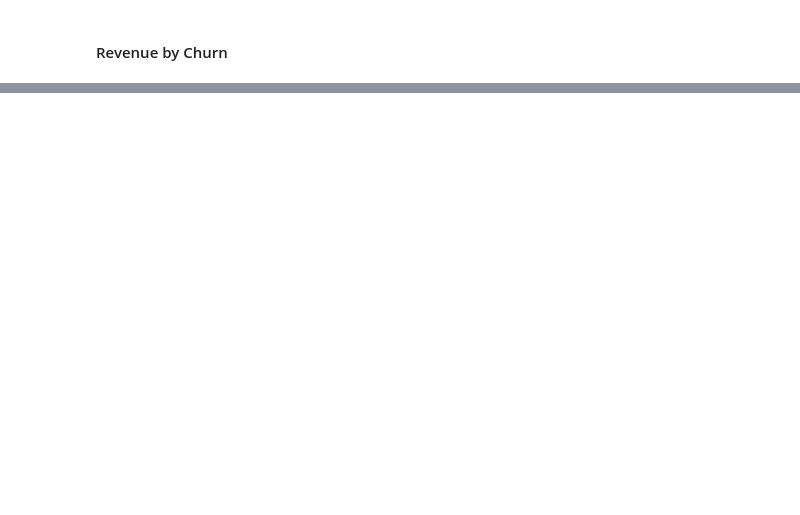
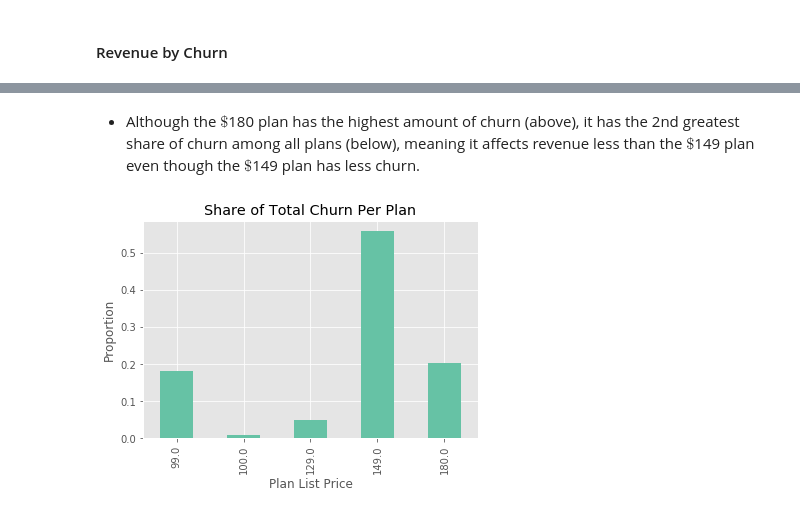
Before and after one commit to sitathomas/NYCDSA_Hackathon_Oct_2020, a Jupyter notebook: Sita/Revenue_EDA.ipynb, the cells around one changed output, grey strips where cells are left out. Saved outputs shown, nothing was run; the diff lists cells and outputs as text; code cells hidden in the pictures; blank space fills up the shorter version.

```diff
--- a/Sita/Revenue_EDA.ipynb
+++ b/Sita/Revenue_EDA.ipynb
@@ -307,0 +342,11 @@ plans.is_churn_percent.plot(kind='bar', title='Percent of Churn Per Plan',
+# %% [markdown]
+- Although the $\$$180 plan has the highest amount of churn (above), it has the 2nd greatest share of churn among all plans (below), meaning it affects revenue less than the $\$$149 plan even though the $\$$149 plan has less churn.
+# %%
+# represents the gap between bars in the chart below
+ax = plans.is_churn_share.plot(title='Share of Total Churn Per Plan',
+                                 kind='bar', grid=True, colormap='Set2')
+ax.set_xlabel('Plan List Price')
+ax.set_ylabel('Proportion')
+plt.savefig('../images/share_churn_plan.png', bbox_inches = "tight");
+# %% [output]
+[figure, added]
```
Also changed, not shown: parts of 23 cells of this notebook.
